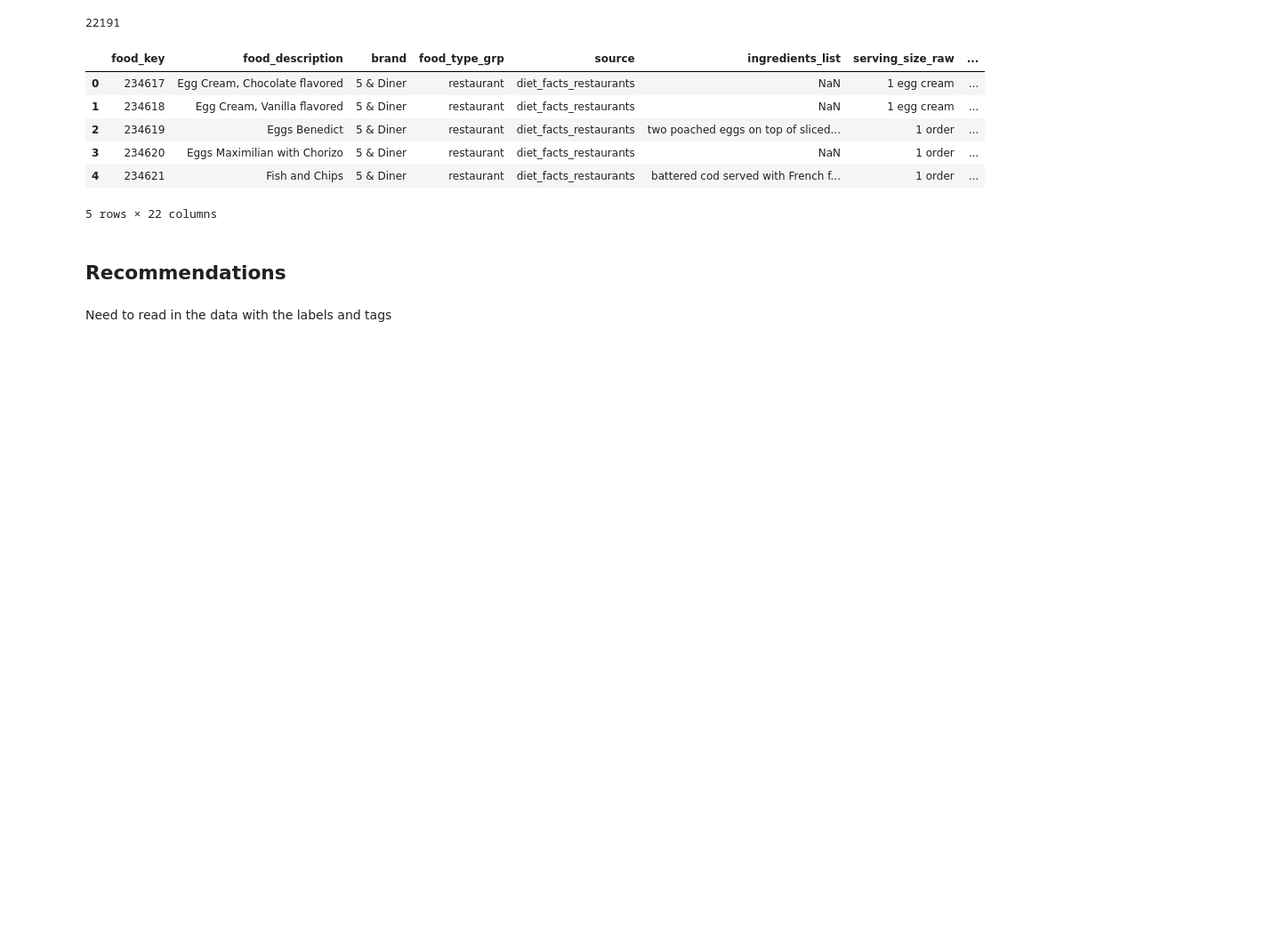
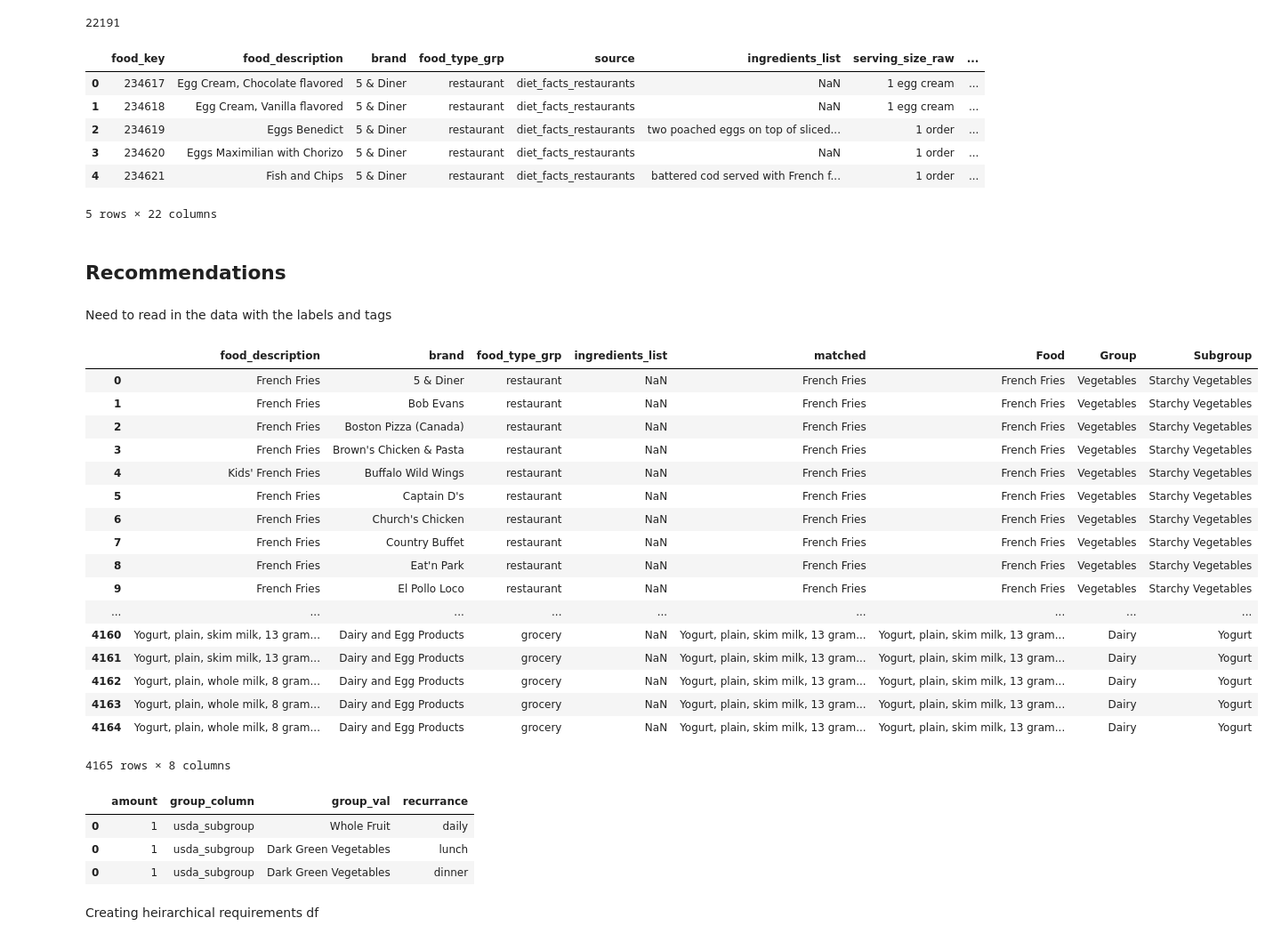
Before and after one commit to jamesdvance/meal_maker, a Jupyter notebook: desktop-meal-maker/Desktop-Meal-Maker-Master.ipynb, the cells around one changed output. Shown at 89% size. Cells and saved outputs as stored; diff of their text form; code cells hidden in the pictures; blank space fills up the shorter version.

```diff
--- a/desktop-meal-maker/Desktop-Meal-Maker-Master.ipynb
+++ b/desktop-meal-maker/Desktop-Meal-Maker-Master.ipynb
@@ -403,0 +467,23 @@ df = pd.read_csv('C:/Users/J/Desktop/Businesses/Meal_Maker/Scraped_Data/combined
+# %%
+usda_grps_fuz = pd.read_csv("C:/Users/J/Desktop/Businesses/Meal_Maker/Food Classifications/labeled_data/usda_fuzzy_match_.8.csv",encoding='ISO-8859-1')
+# %%
+usda_grps_fuz
+# %% [output]
+|  | food_description | brand | food_type_grp | ingredients_list | matched | Food | Group | Subgroup |
+| 0 | French Fries | 5 & Diner | restaurant | NaN | French Fries | French Fries | Vegetables | Starchy Vegetables |
+| 1 | French Fries | Bob Evans | restaurant | NaN | French Fries | French Fries | Vegetables | Starchy Vegetables |
+| 2 | French Fries | Boston Pizza (Canada) | restaurant | NaN | French Fries | French Fries | Vegetables | Starchy Vegetables |
+| 3 | French Fries | Brown's Chicken & Pasta | restaurant | NaN | French Fries | French Fries | Vegetables | Starchy Vegetables |
+| 4 | Kids' French Fries | Buffalo Wild Wings | restaurant | NaN | French Fries | French Fries | Vegetables | Starchy Vegetables |
+| 5 | French Fries | Captain D's | restaurant | NaN | French Fries | French Fries | Vegetables | Starchy Vegetables |
+| 6 | French Fries | Church's Chicken | restaurant | NaN | French Fries | French Fries | Vegetables | Starchy Vegetables |
+| 7 | French Fries | Country Buffet | restaurant | NaN | French Fries | French Fries | Vegetables | Starchy Vegetables |
+| 8 | French Fries | Eat'n Park | restaurant | NaN | French Fries | French Fries | Vegetables | Starchy Vegetables |
+| 9 | French Fries | El Pollo Loco | restaurant | NaN | French Fries | French Fries | Vegetables | Starchy Vegetables |
+| ... | ... | ... | ... | ... | ... | ... | ... | ... |
+| 4160 | Yogurt, plain, skim milk, 13 gram... | Dairy and Egg Products | grocery | NaN | Yogurt, plain, skim milk, 13 gram... | Yogurt, plain, skim milk, 13 gram... | Dairy | Yogurt |
+| 4161 | Yogurt, plain, skim milk, 13 gram... | Dairy and Egg Products | grocery | NaN | Yogurt, plain, skim milk, 13 gram... | Yogurt, plain, skim milk, 13 gram... | Dairy | Yogurt |
+| 4162 | Yogurt, plain, whole milk, 8 gram... | Dairy and Egg Products | grocery | NaN | Yogurt, plain, skim milk, 13 gram... | Yogurt, plain, skim milk, 13 gram... | Dairy | Yogurt |
+| 4163 | Yogurt, plain, whole milk, 8 gram... | Dairy and Egg Products | grocery | NaN | Yogurt, plain, skim milk, 13 gram... | Yogurt, plain, skim milk, 13 gram... | Dairy | Yogurt |
+| 4164 | Yogurt, plain, whole milk, 8 gram... | Dairy and Egg Products | grocery | NaN | Yogurt, plain, skim milk, 13 gram... | Yogurt, plain, skim milk, 13 gram... | Dairy | Yogurt |
+4165 rows × 8 columns
@@ -403,0 +493,9 @@ df = pd.read_csv('C:/Users/J/Desktop/Businesses/Meal_Maker/Scraped_Data/combined
+# %%
+food_grp_req_df
+# %% [output]
+|  | amount | group_column | group_val | recurrance |
+| 0 | 1 | usda_subgroup | Whole Fruit | daily |
+| 0 | 1 | usda_subgroup | Dark Green Vegetables | lunch |
+| 0 | 1 | usda_subgroup | Dark Green Vegetables | dinner |
+# %% [markdown]
+Creating heirarchical requirements df
```
Also changed, not shown: parts of 75 cells of this notebook, 2 other files.
